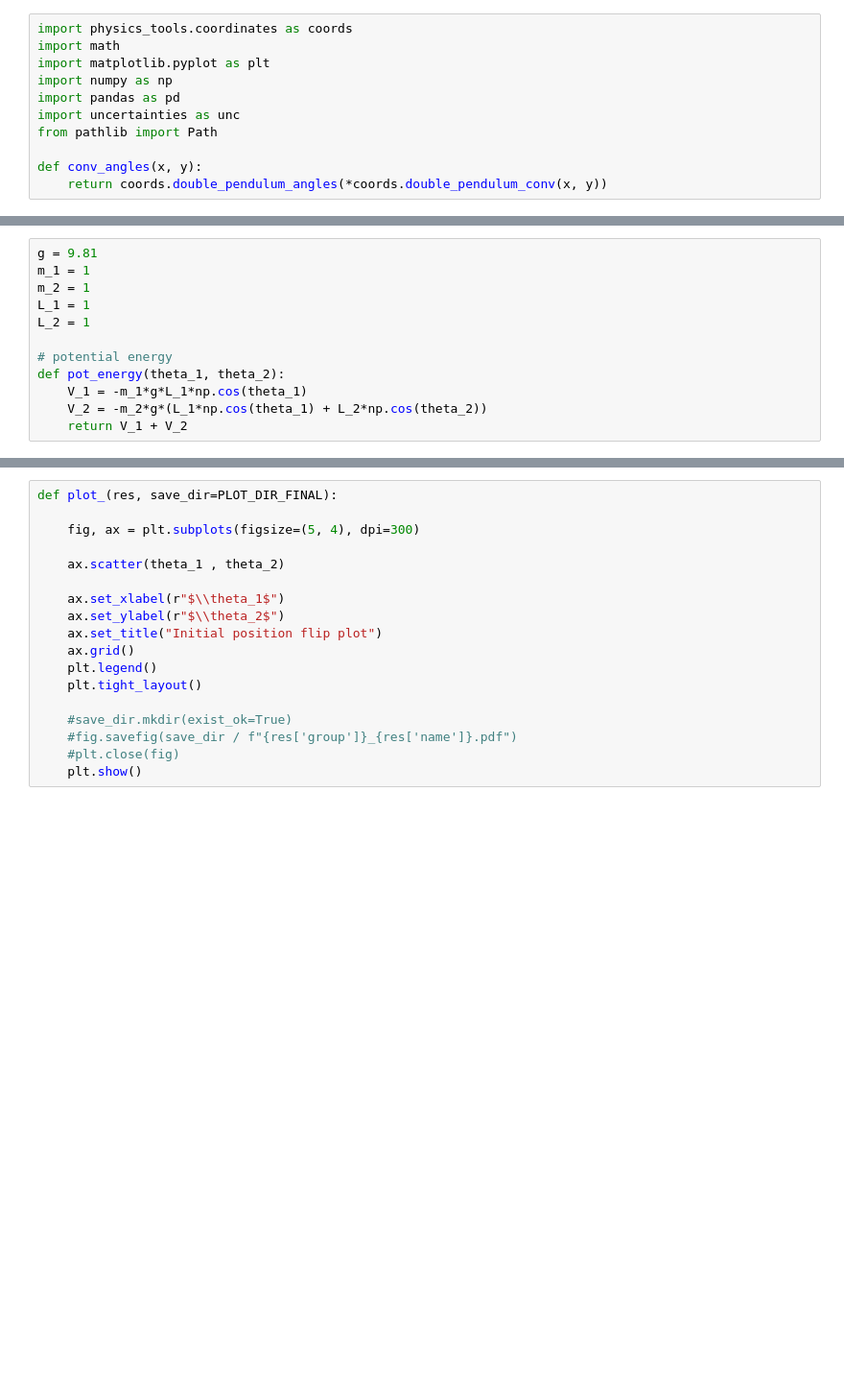
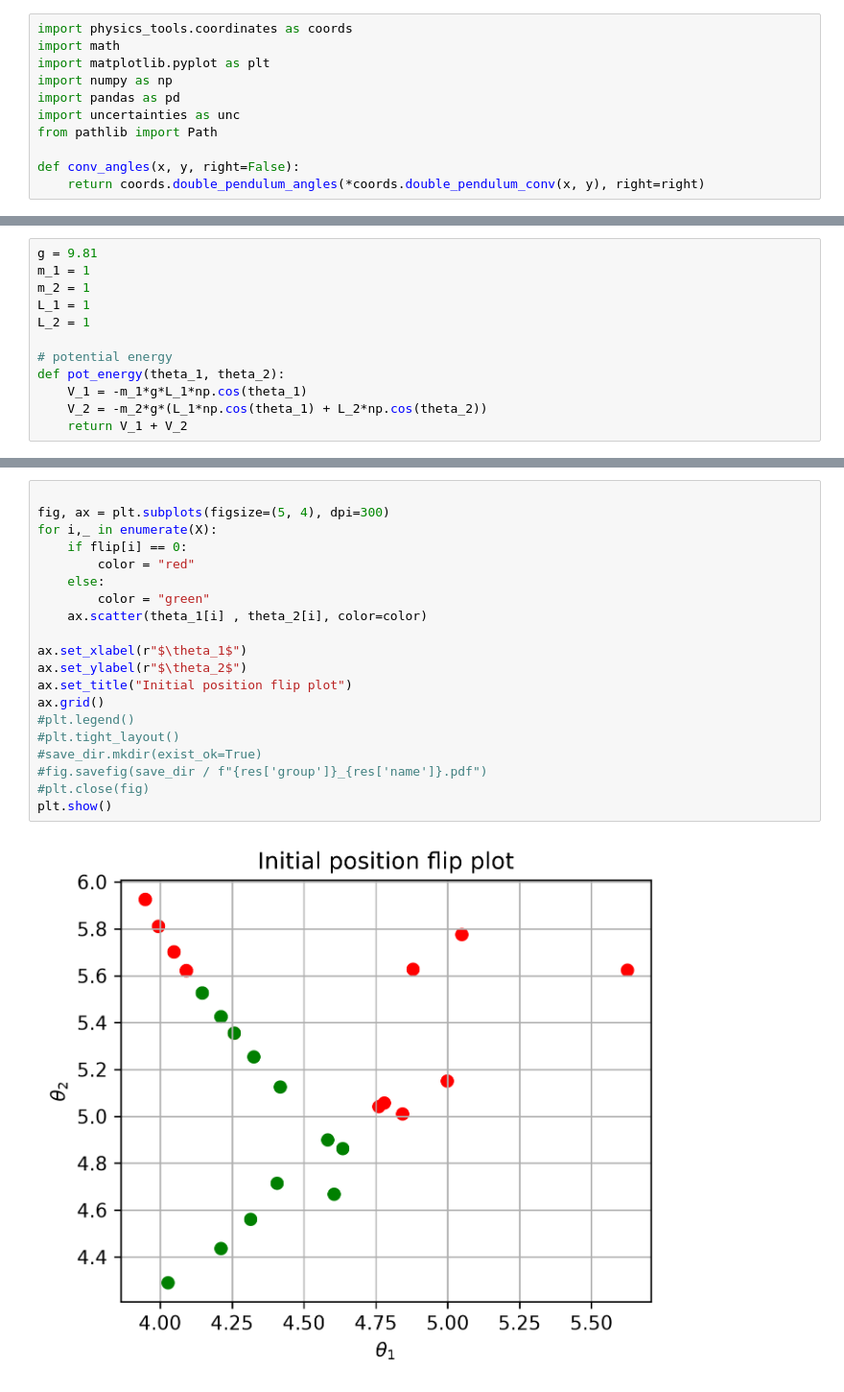
Before and after one commit to guntera384/P-project-based-physics-lab-, a Jupyter notebook: data_analysis/double_pendulum/plotting.ipynb, the cells around one changed output, grey strips where cells are left out. Shown at 96% size. Saved outputs shown, nothing was run; the diff lists cells and outputs as text; blank space fills up the shorter version.

Commit message:
plot pendulum

```diff
--- a/data_analysis/double_pendulum/plotting.ipynb
+++ b/data_analysis/double_pendulum/plotting.ipynb
@@ -7,8 +7,8 @@ import pandas as pd
 import uncertainties as unc
 from pathlib import Path
 
-def conv_angles(x, y):
-    return coords.double_pendulum_angles(*coords.double_pendulum_conv(x, y))
+def conv_angles(x, y, right=False):
+    return coords.double_pendulum_angles(*coords.double_pendulum_conv(x, y), right=right)
 # %%
 #SCRIPT_DIR = Path(__file__).parent
 DATA_DIR = "initial_positions.csv"
@@ -44,18 +49,22 @@ for x, y, j, f in zip(X, Y, joint, flip):
 # %%
-def plot_(res, save_dir=PLOT_DIR_FINAL):
 
-    fig, ax = plt.subplots(figsize=(5, 4), dpi=300)
+fig, ax = plt.subplots(figsize=(5, 4), dpi=300)
+for i,_ in enumerate(X):
+    if flip[i] == 0:
+        color = "red"
+    else:
+        color = "green"
+    ax.scatter(theta_1[i] , theta_2[i], color=color)
 
-    ax.scatter(theta_1 , theta_2)
-
-    ax.set_xlabel(r"$\\theta_1$")
-    ax.set_ylabel(r"$\\theta_2$")
-    ax.set_title("Initial position flip plot")
-    ax.grid()
-    plt.legend()
-    plt.tight_layout()
-
-    #save_dir.mkdir(exist_ok=True)
-    #fig.savefig(save_dir / f"{res['group']}_{res['name']}.pdf")
-    #plt.close(fig)
-    plt.show()
+ax.set_xlabel(r"$\theta_1$")
+ax.set_ylabel(r"$\theta_2$")
+ax.set_title("Initial position flip plot")
+ax.grid()
+#plt.legend()
+#plt.tight_layout()
+#save_dir.mkdir(exist_ok=True)
+#fig.savefig(save_dir / f"{res['group']}_{res['name']}.pdf")
+#plt.close(fig)
+plt.show()
+# %% [output]
+[figure, added]
```
Also changed, not shown: parts of 1 cell of this notebook.
